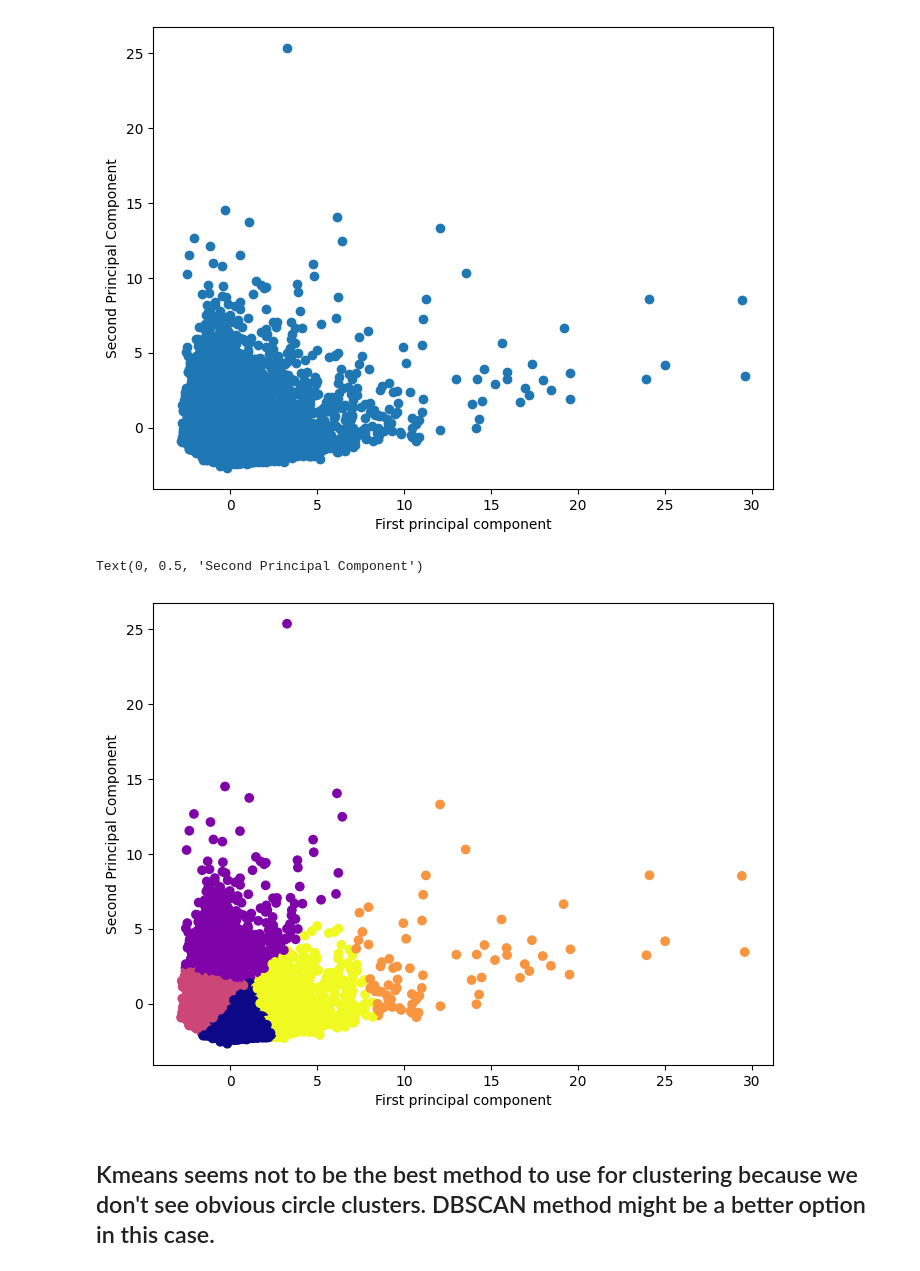
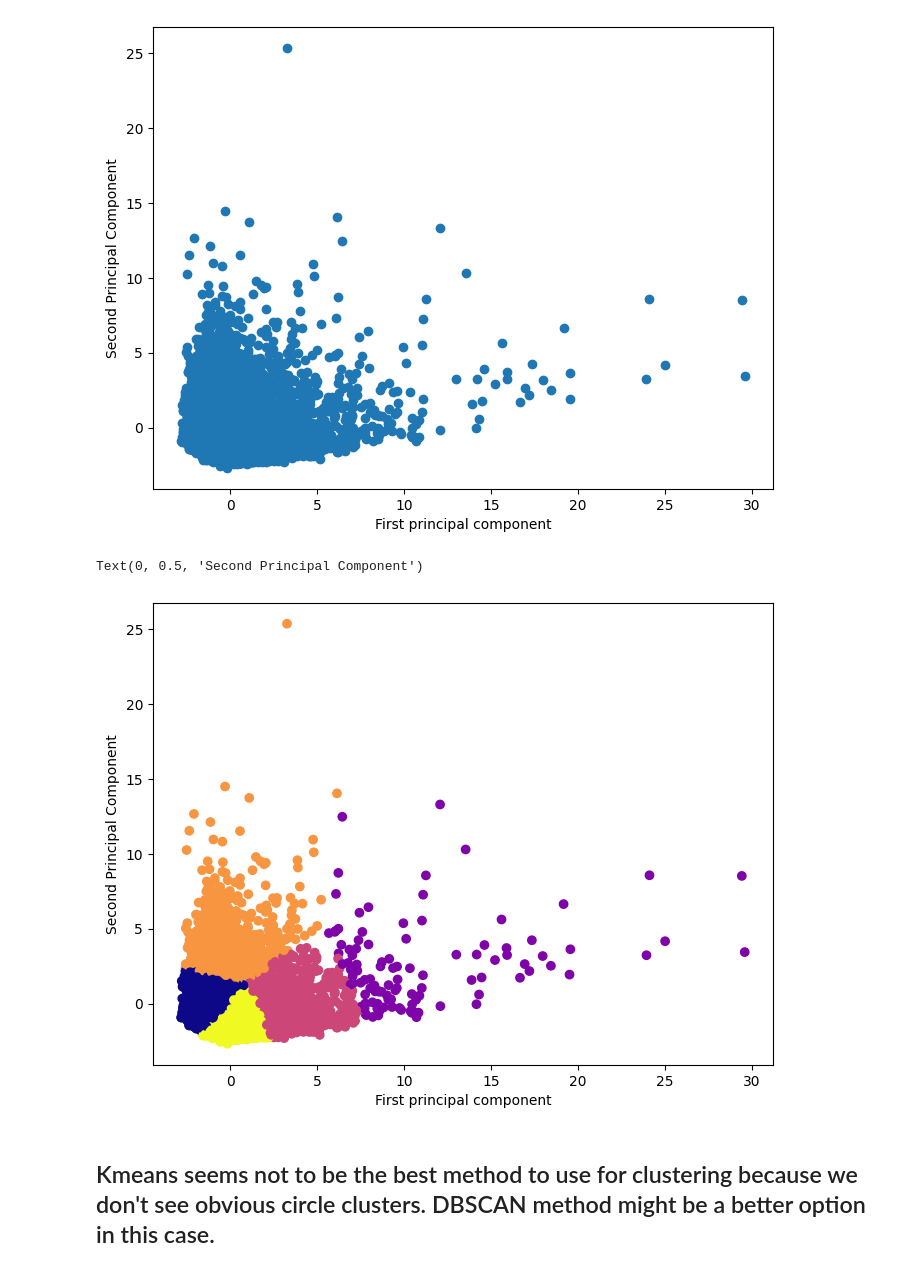
Before and after one commit to mobeloper/machinelearning, a Jupyter notebook: Incremental_Capstone/Capstone Session 7/w7_pca.ipynb, the cells around one changed output. Saved outputs shown, nothing was run; the diff lists cells and outputs as text; code cells hidden in the pictures.

```diff
--- a/Incremental_Capstone/Capstone Session 7/w7_pca.ipynb
+++ b/Incremental_Capstone/Capstone Session 7/w7_pca.ipynb
@@ -299,19 +299,19 @@ Text(0, 0.5, 'Second Principal Component')
 # %%
 from sklearn.cluster import KMeans
 
-k=3
+k=5
 kmeans = KMeans(n_clusters=k)
 clusters = kmeans.fit_predict(pca_data)
 
 
 plt.figure(figsize=(8,6))
 
 plt.scatter(x=pca_data[:,0], y=pca_data[:,1], c=clusters, cmap='plasma')
 
 plt.xlabel('First principal component')
 plt.ylabel('Second Principal Component')
 # %% [output]
 Text(0, 0.5, 'Second Principal Component')
-[figure, old version]
+[figure, new version]
 # %% [markdown]
 ## Kmeans seems not to be the best method to use for clustering because we don't see obvious circle clusters. DBSCAN method might be a better option in this case.
```
Also changed, not shown: parts of 2 cells of this notebook, 3 other files.
